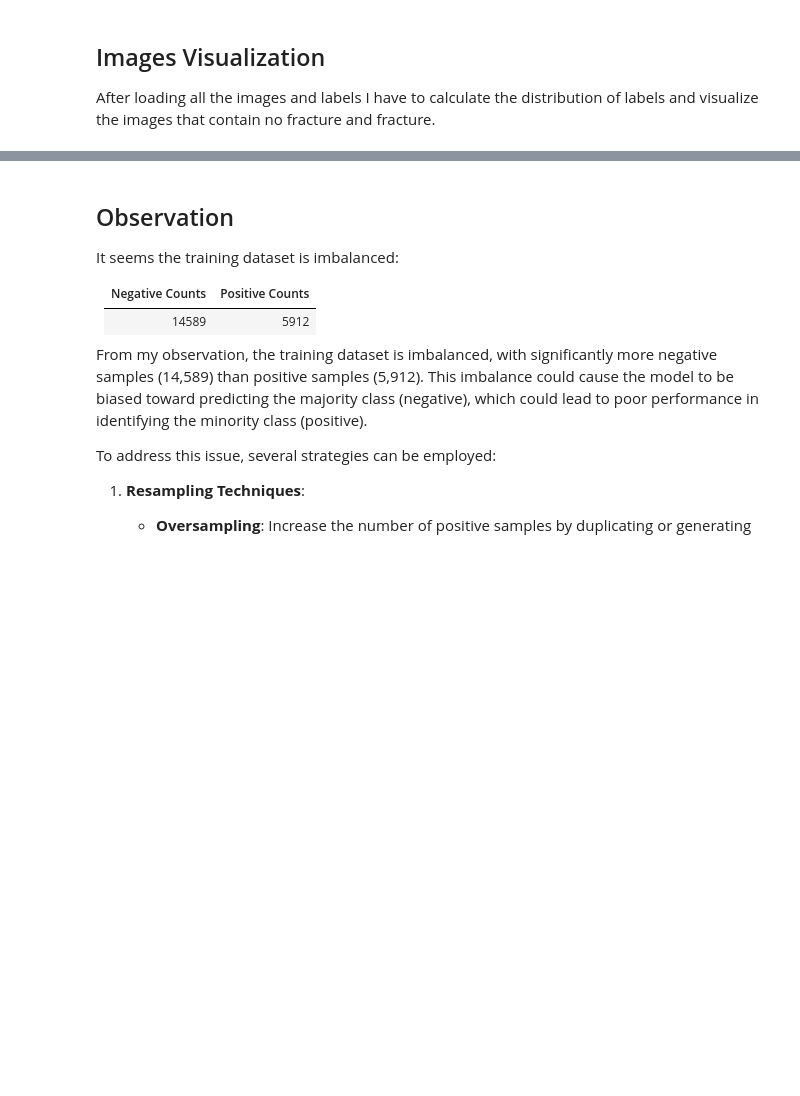
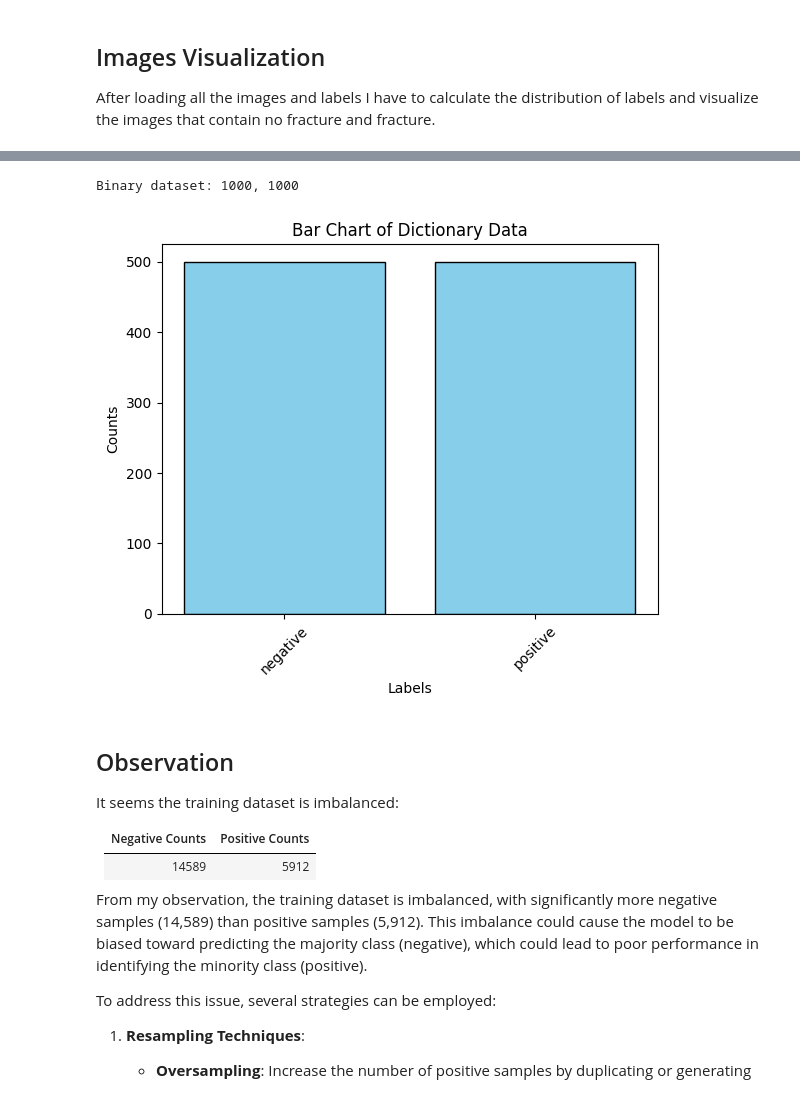
Before and after one commit to Leohoji/Fracture-Identification-System, a Jupyter notebook: bone_fracture_detection.ipynb, the cells around one changed output, grey strips where cells are left out. Saved outputs shown, nothing was run; the diff lists cells and outputs as text; code cells hidden in the pictures; blank space fills up the shorter version.

```diff
--- a/bone_fracture_detection.ipynb
+++ b/bone_fracture_detection.ipynb
@@ -395,3 +451,45 @@ if len(valid_images)==len(valid_labels):
+# %%
+# Check the distribution of validation images
+valid_image_paths = [imgPath for imgPath in VALID_DIR.glob('*.png')]
+
+# Collect all the images and labels for binary classification and multi-class classification
+binary_valid_images, binary_valid_labels = [], []
+# multi_valid_images, multi_valid_labels = [], []
+
+for image_path in tqdm(valid_image_paths, ncols=100):
+    label_path = str(image_path).replace('images', 'labels').replace('.png', '.txt')
+    try:
+        multi_valid_label, multi_valid_rectangle = load_label_info(label_path, multi_label=True)
+        binary_valid_label, binary_valid_rectangle = load_label_info(label_path, multi_label=False)
+
+        # multi images and labels
+        # multi_valid_images.append((image_path, multi_valid_rectangle))
+        # multi_valid_labels.append(multi_valid_label)
+
+        # multi images and labels
+        binary_valid_images.append((image_path, binary_valid_rectangle))
+        binary_valid_labels.append(binary_valid_label)
+
+    except: continue
+
+print(f"Binary dataset: {len(binary_valid_images)}, {len(binary_valid_labels)}")
+# print(f"Multi-class dataset: {len(multi_valid_images)}, {len(multi_valid_labels)}")
+
+# Collect validation label data
+binary_valid_dataset = label_collector(binary_valid_labels)
+# multi_valid_dataset = label_collector(multi_valid_labels)
+
+multi_class_names = ['XR_ELBOW_positive', 'XR_FINGER_positive', 'XR_FOREARM_positive',
+                     'XR_HAND_positive', 'XR_SHOULDER_positive', 'XR_ELBOW_negative',
+                     'XR_FINGER_negative', 'XR_FOREARM_negative', 'XR_HAND_negative',
+                     'XR_SHOULDER_negative']
+binary_class_names = ['negative', 'positive']
+
+plot_bar_chart(binary_valid_dataset, binary_class_names)
+# plot_bar_chart(multi_valid_dataset, multi_class_names)
+# %% [output]
+Binary dataset: 1000, 1000
+[figure, added]
 # %% [markdown]
 ## Observation
 
```
Also changed, not shown: parts of 26 cells of this notebook.
